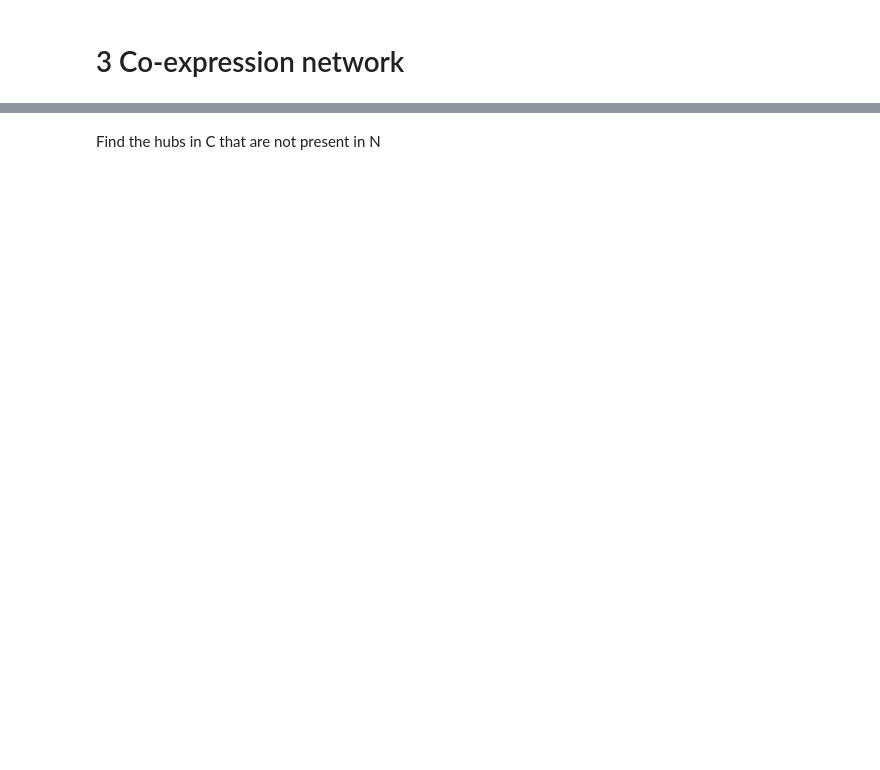
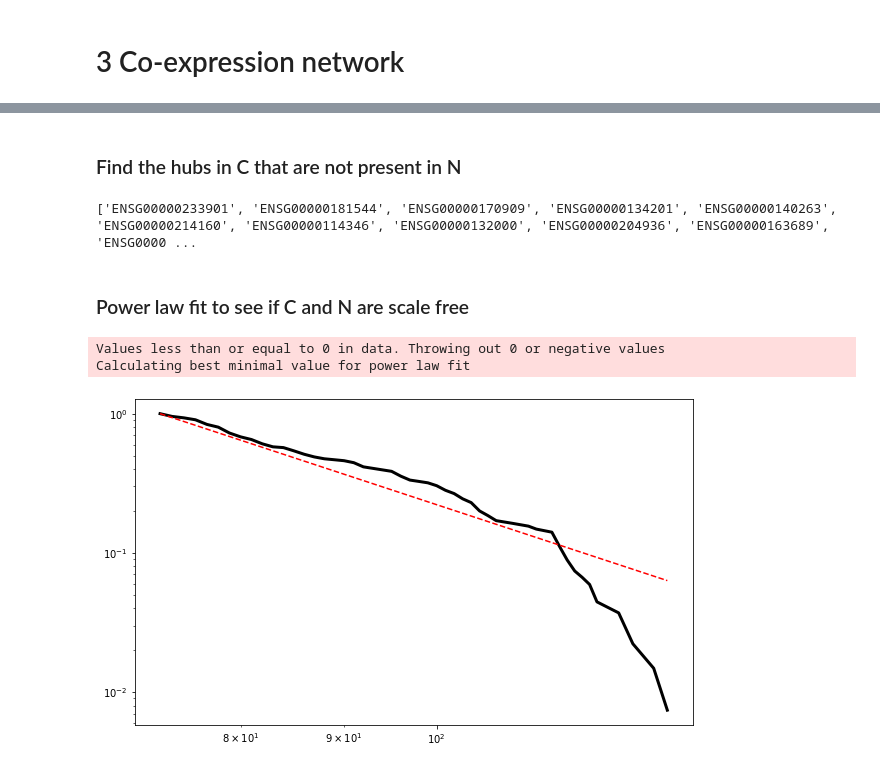
Before and after one commit to EmaGugli/Digital-Epidemiology-project, a Jupyter notebook: DE project.ipynb, the cells around one changed output, grey strips where cells are left out. Saved outputs shown, nothing was run; the diff lists cells and outputs as text; code cells hidden in the pictures; blank space fills up the shorter version.

```diff
--- a/DE project.ipynb
+++ b/DE project.ipynb
@@ -208,4 +249,28 @@ hubsN = operator.itemgetter(*indexesN)(genes)
 # %% [markdown]
-Find the hubs in C that are not present in N
+### Find the hubs in C that are not present in N
 # %%
-hubs = [item for item in hubsC if item not in hubsN]
+hubs = [item for item in hubsN if item not in hubsC]
+print(hubs)
+# %% [output]
+['ENSG00000233901', 'ENSG00000181544', 'ENSG00000170909', 'ENSG00000134201', 'ENSG00000140263', 'ENSG00000214160', 'ENSG00000114346', 'ENSG00000132000', 'ENSG00000204936', 'ENSG00000163689', 'ENSG0000 ...
+# %% [markdown]
+### Power law fit to see if C and N are scale free
+# %%
+# fit of N
+degree_sequence = sorted([d for n, d in N.degree()], reverse=True)
+fit = powerlaw.Fit(degree_sequence)
+plt.figure(figsize=(10, 6))
+fig = fit.plot_ccdf(linewidth=3, color='black')
+fit.power_law.plot_ccdf(ax=fig, color='r', linestyle='--') #powerlaw
+#save plot
+#plt.savefig("Fit N")
+
+
+
+
+#fitN = plfit.plfit(degree_sequence)
+#plfit.plfit.test_pl(fitN)
+# %% [output]
+Values less than or equal to 0 in data. Throwing out 0 or negative values
+Calculating best minimal value for power law fit
+[figure, added]
```
Also changed, not shown: parts of 17 cells of this notebook.
